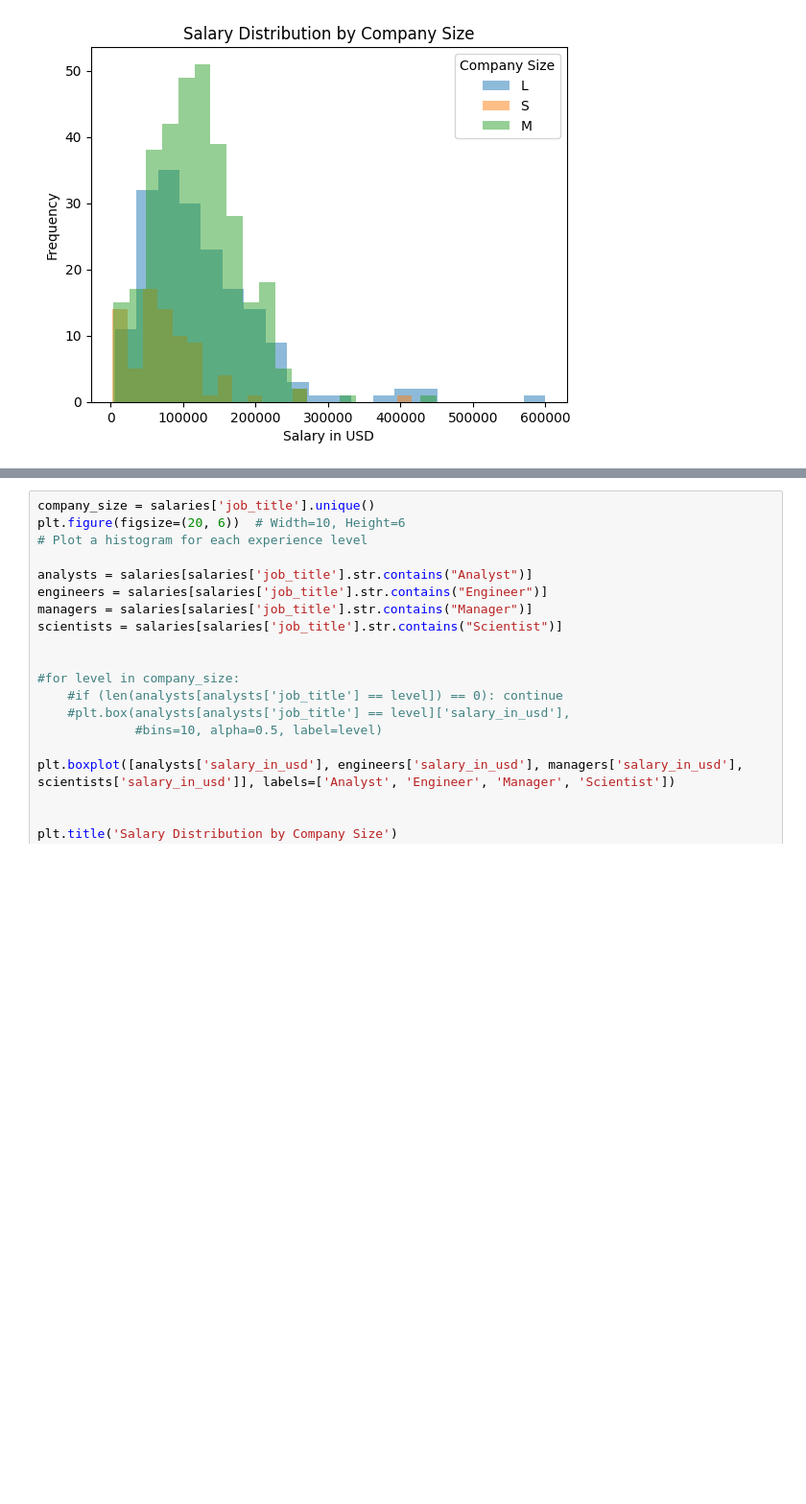
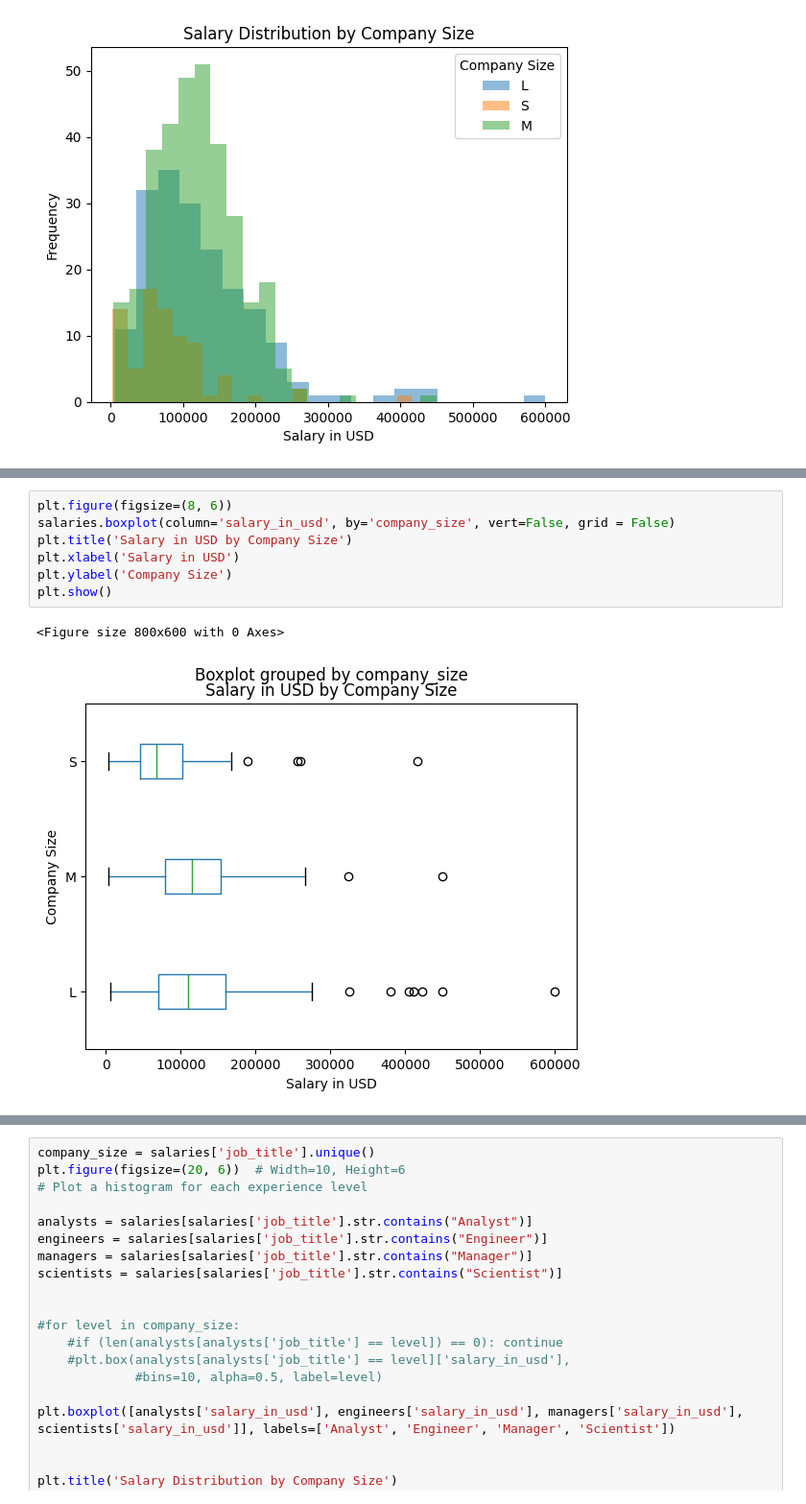
Before and after one commit to krewdreele/stat220labs, a Jupyter notebook: Untitled1.ipynb, the cells around one changed output, grey strips where cells are left out. Shown: that part at 96% size. Saved outputs shown, nothing was run; the diff lists cells and outputs as text; blank space fills up the shorter version.

```diff
--- a/Untitled1.ipynb
+++ b/Untitled1.ipynb
@@ -133,0 +233,10 @@ plt.show()
+# %%
+plt.figure(figsize=(8, 6))
+salaries.boxplot(column='salary_in_usd', by='company_size', vert=False, grid = False)
+plt.title('Salary in USD by Company Size')
+plt.xlabel('Salary in USD')
+plt.ylabel('Company Size')
+plt.show()
+# %% [output]
+<Figure size 800x600 with 0 Axes>
+[figure, added]
```
Also changed, not shown: parts of 12 cells of this notebook.
